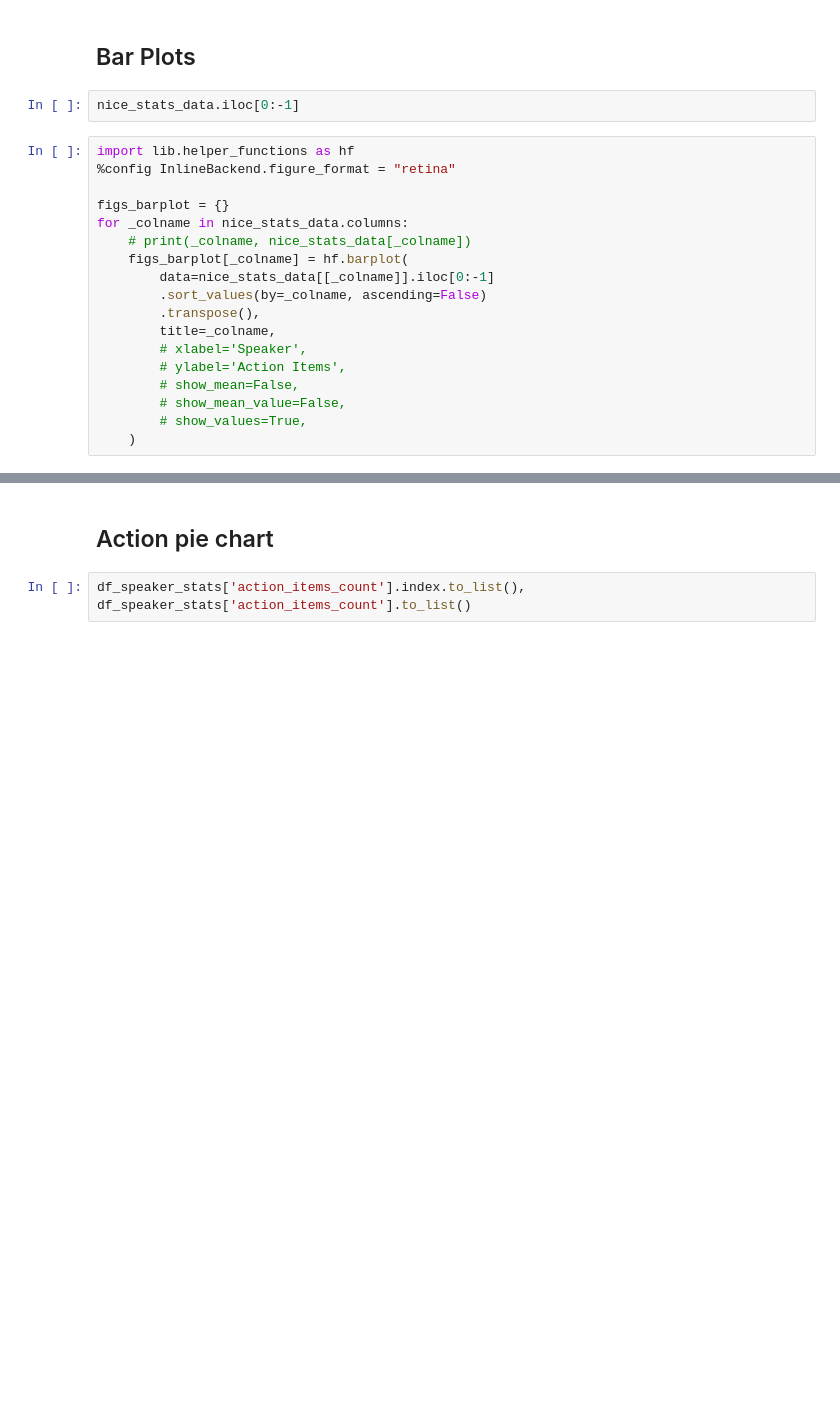
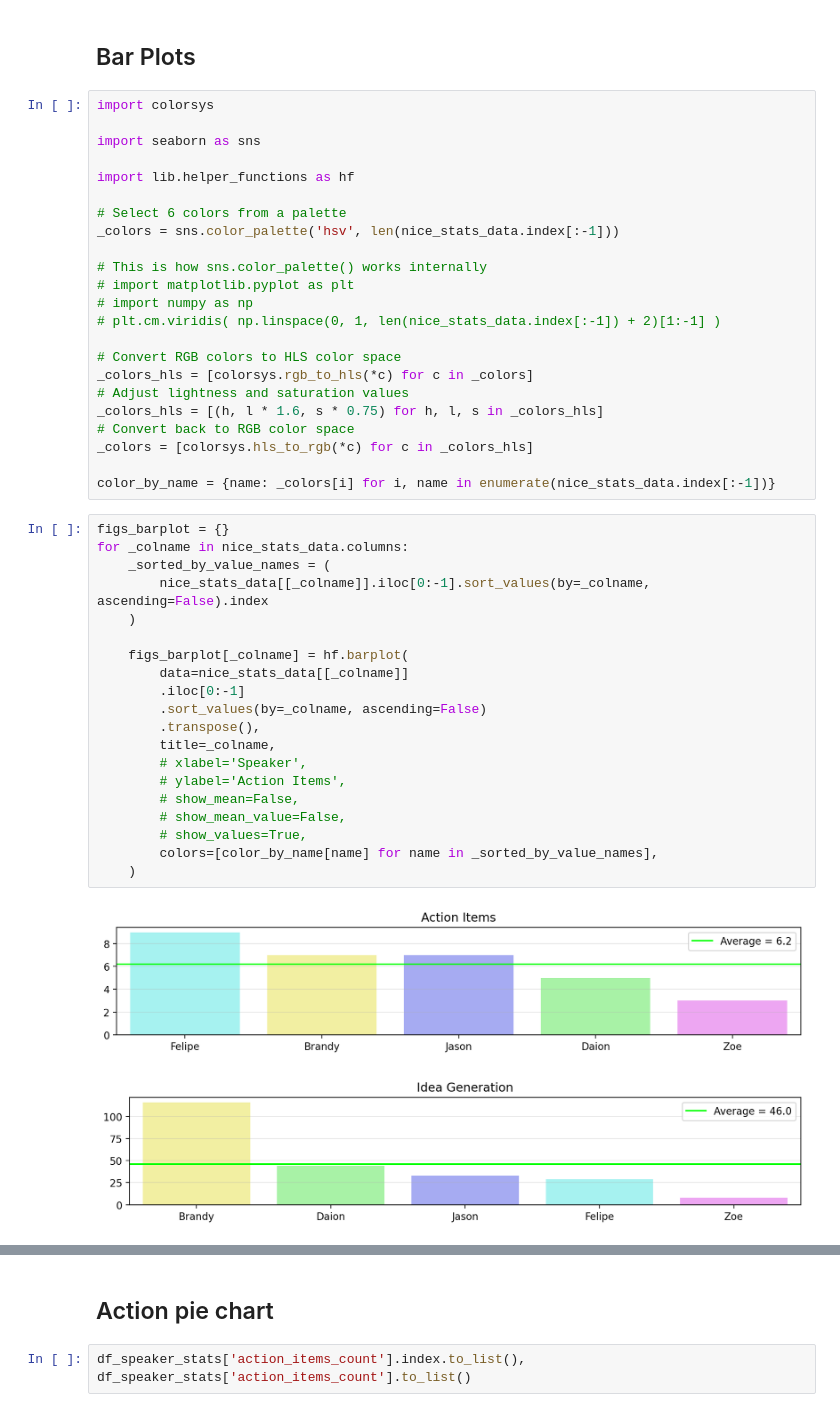
Before and after one commit to MasterMindJB/2025_mmjb_reports, a Jupyter notebook: report_generation.ipynb, the cells around one changed output, grey strips where cells are left out. Drawn from its saved outputs; the diff is of its cells as text; blank space fills up the shorter version.

```diff
--- a/report_generation.ipynb
+++ b/report_generation.ipynb
@@ -463,22 +601,48 @@ nice_stats_data
 # %% [markdown]
 ## Bar Plots
 # %%
-nice_stats_data.iloc[0:-1]
+import colorsys
+
+import seaborn as sns
+
+import lib.helper_functions as hf
+
+# Select 6 colors from a palette
+_colors = sns.color_palette('hsv', len(nice_stats_data.index[:-1]))
+
+# This is how sns.color_palette() works internally
+# import matplotlib.pyplot as plt
+# import numpy as np
+# plt.cm.viridis( np.linspace(0, 1, len(nice_stats_data.index[:-1]) + 2)[1:-1] )
+
+# Convert RGB colors to HLS color space
+_colors_hls = [colorsys.rgb_to_hls(*c) for c in _colors]
+# Adjust lightness and saturation values
+_colors_hls = [(h, l * 1.6, s * 0.75) for h, l, s in _colors_hls]
+# Convert back to RGB color space
+_colors = [colorsys.hls_to_rgb(*c) for c in _colors_hls]
+
+color_by_name = {name: _colors[i] for i, name in enumerate(nice_stats_data.index[:-1])}
 # %%
-import lib.helper_functions as hf
-%config InlineBackend.figure_format = "retina"
-
 figs_barplot = {}
 for _colname in nice_stats_data.columns:
-    # print(_colname, nice_stats_data[_colname])
+    _sorted_by_value_names = (
+        nice_stats_data[[_colname]].iloc[0:-1].sort_values(by=_colname, ascending=False).index
+    )
+
     figs_barplot[_colname] = hf.barplot(
-        data=nice_stats_data[[_colname]].iloc[0:-1]
+        data=nice_stats_data[[_colname]]
+        .iloc[0:-1]
         .sort_values(by=_colname, ascending=False)
         .transpose(),
         title=_colname,
         # xlabel='Speaker',
         # ylabel='Action Items',
         # show_mean=False,
         # show_mean_value=False,
         # show_values=True,
+        colors=[color_by_name[name] for name in _sorted_by_value_names],
     )
+# %% [output]
+[figure, added]
+[figure, added]
```
Also changed, not shown: parts of 35 cells of this notebook, 2 other files.
